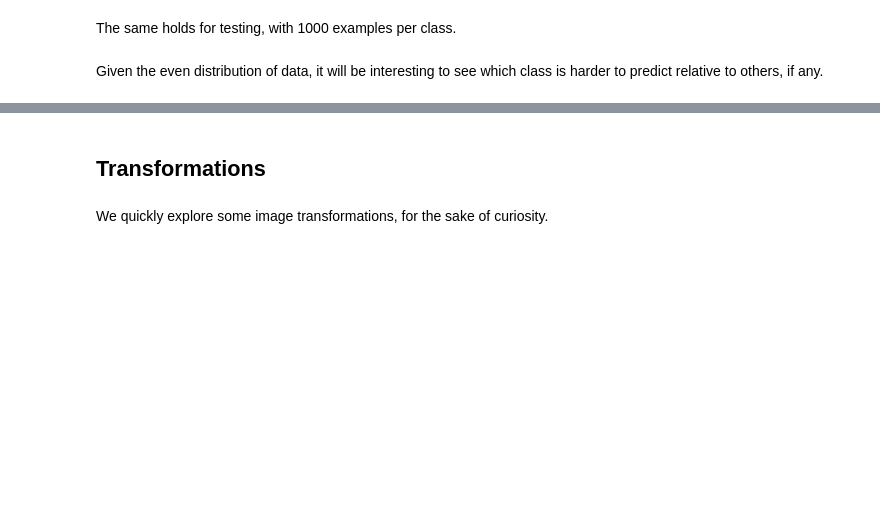
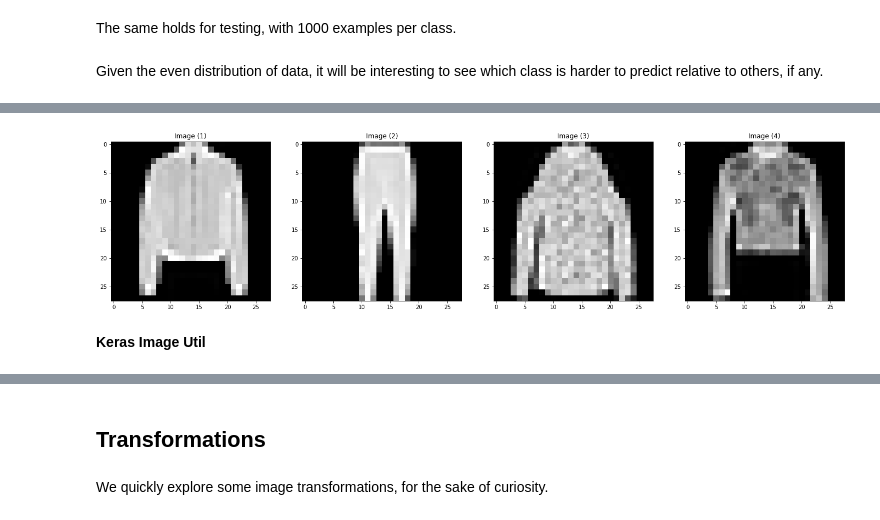
Before and after one commit to guidj/fashion-mnist, a Jupyter notebook: notebooks/x00-explore-fmnist.ipynb, the cells around one changed output, grey strips where cells are left out. Cells and saved outputs as stored; diff of their text form; code cells hidden in the pictures; blank space fills up the shorter version.

```diff
--- a/notebooks/x00-explore-fmnist.ipynb
+++ b/notebooks/x00-explore-fmnist.ipynb
@@ -64,0 +144,6 @@ Given the even distribution of data, it will be interesting to see which class i
+# %%
+show_images([reshape(X_test[i]) for i in samples_idx])
+# %% [output]
+[figure, added]
+# %% [markdown]
+**Keras Image Util**
```
Also changed, not shown: parts of 37 cells of this notebook, 2 other files.
